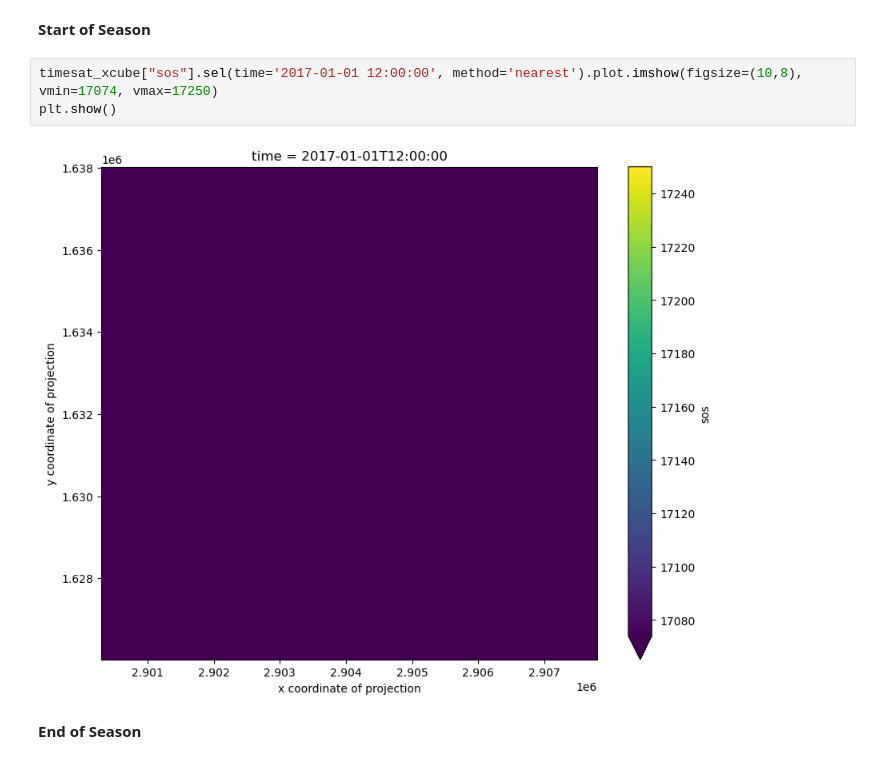
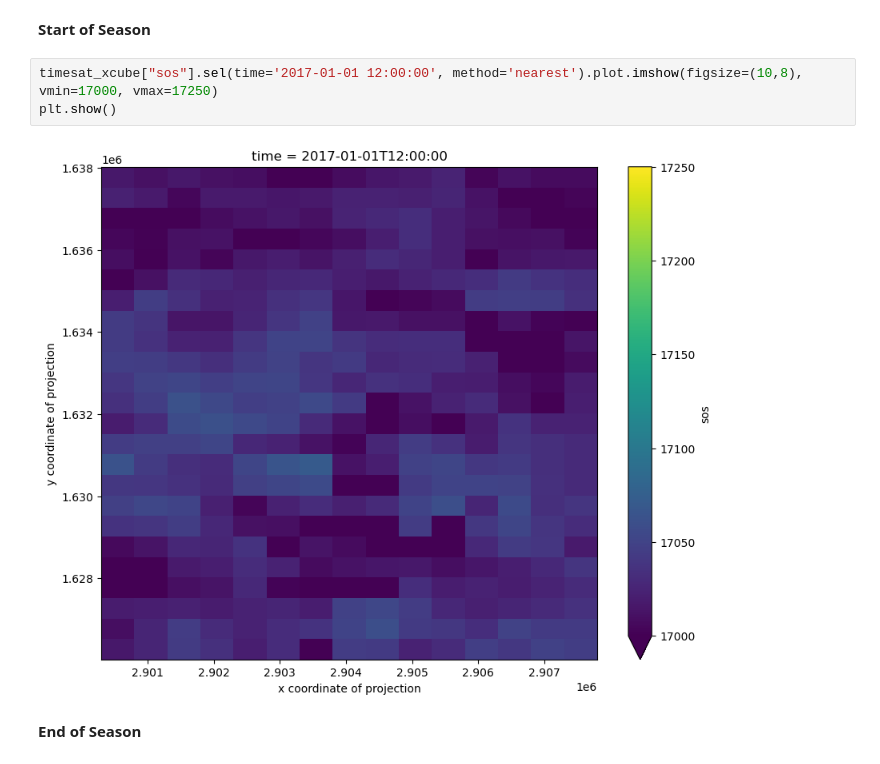
Before and after one commit to VITObelgium/HR-VPP-High-Resolution-Vegetation-Phenology-and-Productivity, a Jupyter notebook: scripts/usecases/notebooks/HR-VPP_drought_usecase.ipynb, the cells around one changed output. Cells and saved outputs as stored; diff of their text form.

Commit message:
Vesion2021_11_09:Visualize the HR-VPP drought impact

```diff
--- a/scripts/usecases/notebooks/HR-VPP_drought_usecase.ipynb
+++ b/scripts/usecases/notebooks/HR-VPP_drought_usecase.ipynb
@@ -303,10 +308,10 @@ plt.show()
 # %% [markdown]
 **Start of Season**
 # %%
-timesat_xcube["sos"].sel(time='2017-01-01 12:00:00', method='nearest').plot.imshow(figsize=(10,8), vmin=17074, vmax=17250)
+timesat_xcube["sos"].sel(time='2017-01-01 12:00:00', method='nearest').plot.imshow(figsize=(10,8), vmin=17000, vmax=17250)
 plt.show()
 # %% [output]
-[figure, old version]
+[figure, new version]
 # %% [markdown]
 **End of Season**
 # %%
```
Also changed, not shown: parts of 33 cells of this notebook.
